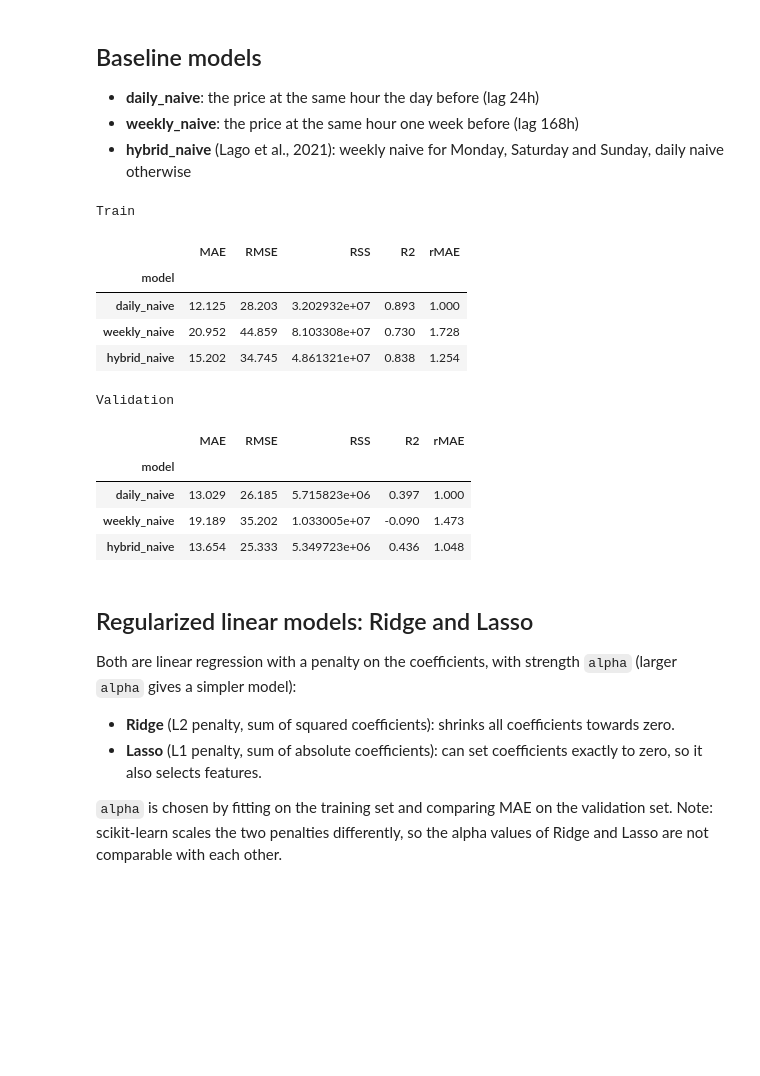
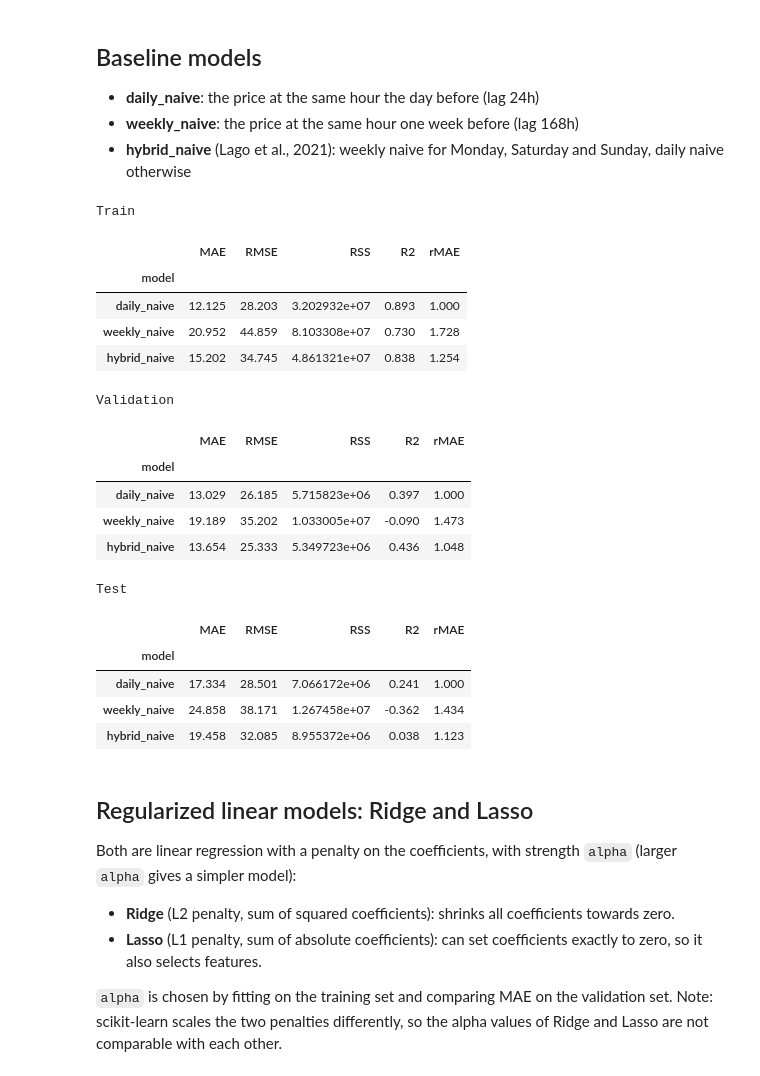
Before and after one commit to AlexanderSoeyland/ML-project-electricity-forecasting, a Jupyter notebook: Alexander_work_folder/Models/RUN.ipynb, the cells around one changed output. Saved outputs shown, nothing was run; the diff lists cells and outputs as text; code cells hidden in the pictures; blank space fills up the shorter version.

```diff
--- a/Alexander_work_folder/Models/RUN.ipynb
+++ b/Alexander_work_folder/Models/RUN.ipynb
@@ -59,24 +59,33 @@ Test          8699 hours   2024-12-31 23:00:00+00:00  to  2025-12-31 22:00:00+00
 # %%
 baseline_train = naive_predictions(train)
 baseline_val = naive_predictions(val)
+baseline_test = naive_predictions(test)
 
 print("Train")
 display(results_table(train[TARGET], baseline_train).round(3))
 print("Validation")
 display(results_table(val[TARGET], baseline_val).round(3))
+print("Test")
+display(results_table(test[TARGET], baseline_test).round(3))
 # %% [output]
 Train
 |  | MAE | RMSE | RSS | R2 | rMAE |
 | model |  |  |  |  |  |
 | daily_naive | 12.125 | 28.203 | 3.202932e+07 | 0.893 | 1.000 |
 | weekly_naive | 20.952 | 44.859 | 8.103308e+07 | 0.730 | 1.728 |
 | hybrid_naive | 15.202 | 34.745 | 4.861321e+07 | 0.838 | 1.254 |
 Validation
 |  | MAE | RMSE | RSS | R2 | rMAE |
 | model |  |  |  |  |  |
 | daily_naive | 13.029 | 26.185 | 5.715823e+06 | 0.397 | 1.000 |
 | weekly_naive | 19.189 | 35.202 | 1.033005e+07 | -0.090 | 1.473 |
 | hybrid_naive | 13.654 | 25.333 | 5.349723e+06 | 0.436 | 1.048 |
+Test
+|  | MAE | RMSE | RSS | R2 | rMAE |
+| model |  |  |  |  |  |
+| daily_naive | 17.334 | 28.501 | 7.066172e+06 | 0.241 | 1.000 |
+| weekly_naive | 24.858 | 38.171 | 1.267458e+07 | -0.362 | 1.434 |
+| hybrid_naive | 19.458 | 32.085 | 8.955372e+06 | 0.038 | 1.123 |
 # %% [markdown]
 ## Regularized linear models: Ridge and Lasso
 
```
Also changed, not shown: parts of 1 cell of this notebook.
